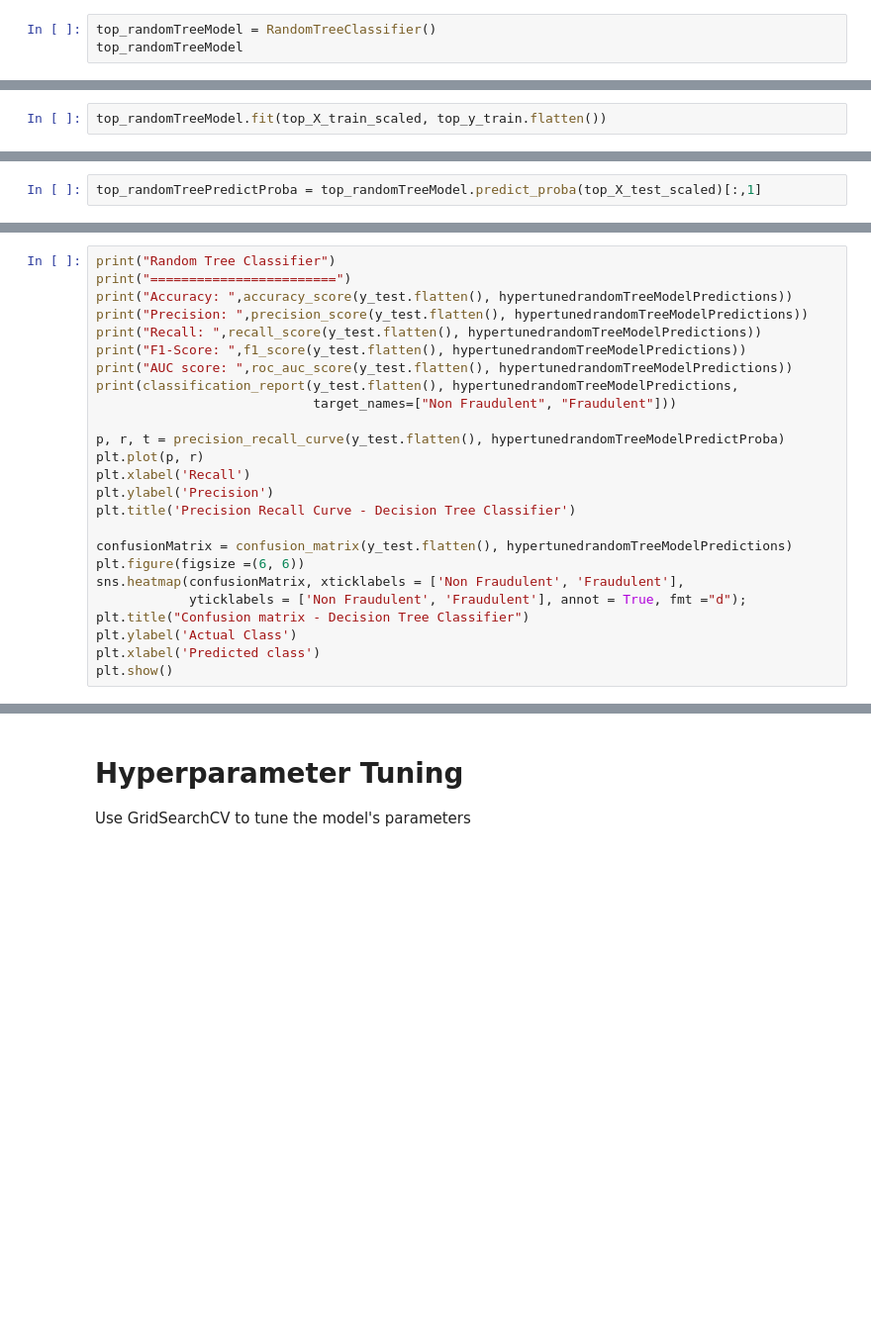
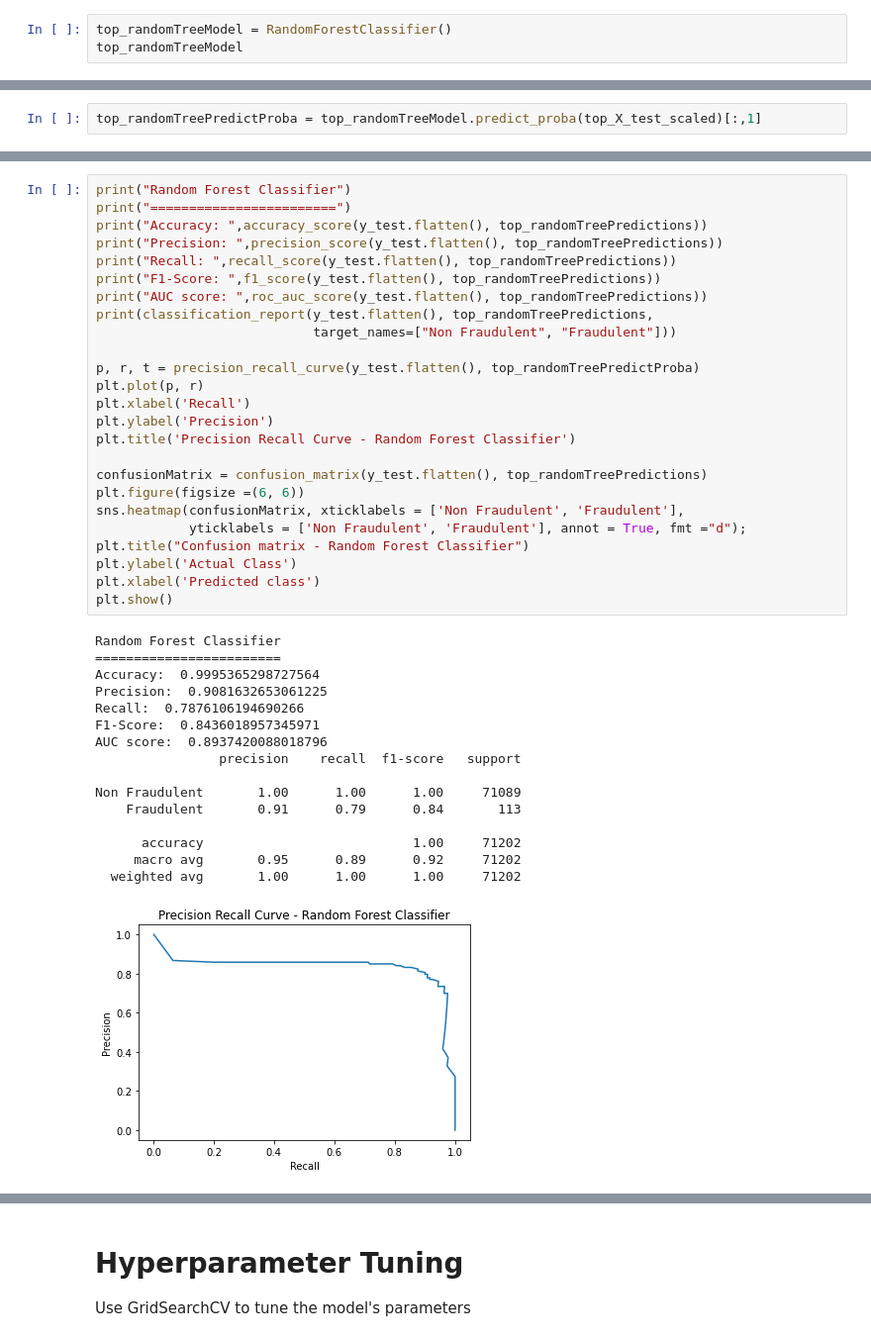
Before and after one commit to cdalsania/Credit_Card_Fraud_Detection, a Jupyter notebook: ml_models/RandomForest.ipynb, the cells around one changed output, grey strips where cells are left out. Shown at 99% size. Saved outputs shown, nothing was run; the diff lists cells and outputs as text; blank space fills up the shorter version.

```diff
--- a/ml_models/RandomForest.ipynb
+++ b/ml_models/RandomForest.ipynb
@@ -339,3 +376,3 @@ Train the Model
 # %%
-top_randomTreeModel = RandomTreeClassifier()
+top_randomTreeModel = RandomForestClassifier()
 top_randomTreeModel
@@ -342,4 +381,2 @@ top_randomTreeModel
-# %%
-top_randomTreeModel.fit(top_X_train_scaled, top_y_train.flatten())
 # %%
 top_randomTreeModel.fit(top_X_train_scaled, top_y_train.flatten())
@@ -355,25 +405,42 @@ print("Accuracy:", accuracy_score(top_y_test.flatten(), top_randomTreePrediction
 # %%
-print("Random Tree Classifier")
+print("Random Forest Classifier")
 print("========================")
-print("Accuracy: ",accuracy_score(y_test.flatten(), hypertunedrandomTreeModelPredictions))
-print("Precision: ",precision_score(y_test.flatten(), hypertunedrandomTreeModelPredictions))
-print("Recall: ",recall_score(y_test.flatten(), hypertunedrandomTreeModelPredictions))
-print("F1-Score: ",f1_score(y_test.flatten(), hypertunedrandomTreeModelPredictions))
-print("AUC score: ",roc_auc_score(y_test.flatten(), hypertunedrandomTreeModelPredictions))
-print(classification_report(y_test.flatten(), hypertunedrandomTreeModelPredictions,
+print("Accuracy: ",accuracy_score(y_test.flatten(), top_randomTreePredictions))
+print("Precision: ",precision_score(y_test.flatten(), top_randomTreePredictions))
+print("Recall: ",recall_score(y_test.flatten(), top_randomTreePredictions))
+print("F1-Score: ",f1_score(y_test.flatten(), top_randomTreePredictions))
+print("AUC score: ",roc_auc_score(y_test.flatten(), top_randomTreePredictions))
+print(classification_report(y_test.flatten(), top_randomTreePredictions,
                             target_names=["Non Fraudulent", "Fraudulent"]))
 
-p, r, t = precision_recall_curve(y_test.flatten(), hypertunedrandomTreeModelPredictProba)
+p, r, t = precision_recall_curve(y_test.flatten(), top_randomTreePredictProba)
 plt.plot(p, r)
 plt.xlabel('Recall')
 plt.ylabel('Precision')
-plt.title('Precision Recall Curve - Decision Tree Classifier')
+plt.title('Precision Recall Curve - Random Forest Classifier')
 
-confusionMatrix = confusion_matrix(y_test.flatten(), hypertunedrandomTreeModelPredictions)
+confusionMatrix = confusion_matrix(y_test.flatten(), top_randomTreePredictions)
 plt.figure(figsize =(6, 6))
 sns.heatmap(confusionMatrix, xticklabels = ['Non Fraudulent', 'Fraudulent'],
             yticklabels = ['Non Fraudulent', 'Fraudulent'], annot = True, fmt ="d");
-plt.title("Confusion matrix - Decision Tree Classifier")
+plt.title("Confusion matrix - Random Forest Classifier")
 plt.ylabel('Actual Class')
 plt.xlabel('Predicted class')
 plt.show()
+# %% [output]
+Random Forest Classifier
+========================
+Accuracy:  0.9995365298727564
+Precision:  0.9081632653061225
+Recall:  0.7876106194690266
+F1-Score:  0.8436018957345971
+AUC score:  0.8937420088018796
+                precision    recall  f1-score   support
+
+Non Fraudulent       1.00      1.00      1.00     71089
+    Fraudulent       0.91      0.79      0.84       113
+
+      accuracy                           1.00     71202
+     macro avg       0.95      0.89      0.92     71202
+  weighted avg       1.00      1.00      1.00     71202
+[figure, added]
```
Also changed, not shown: parts of 39 cells of this notebook.
